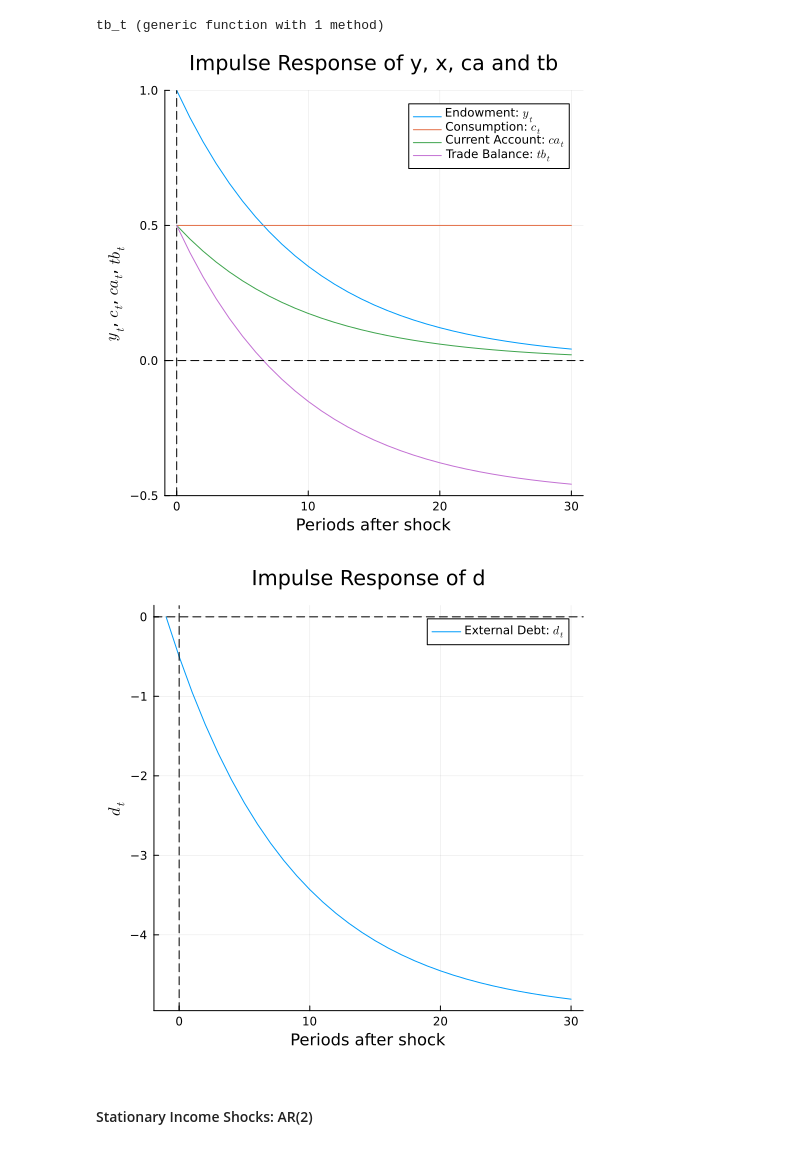
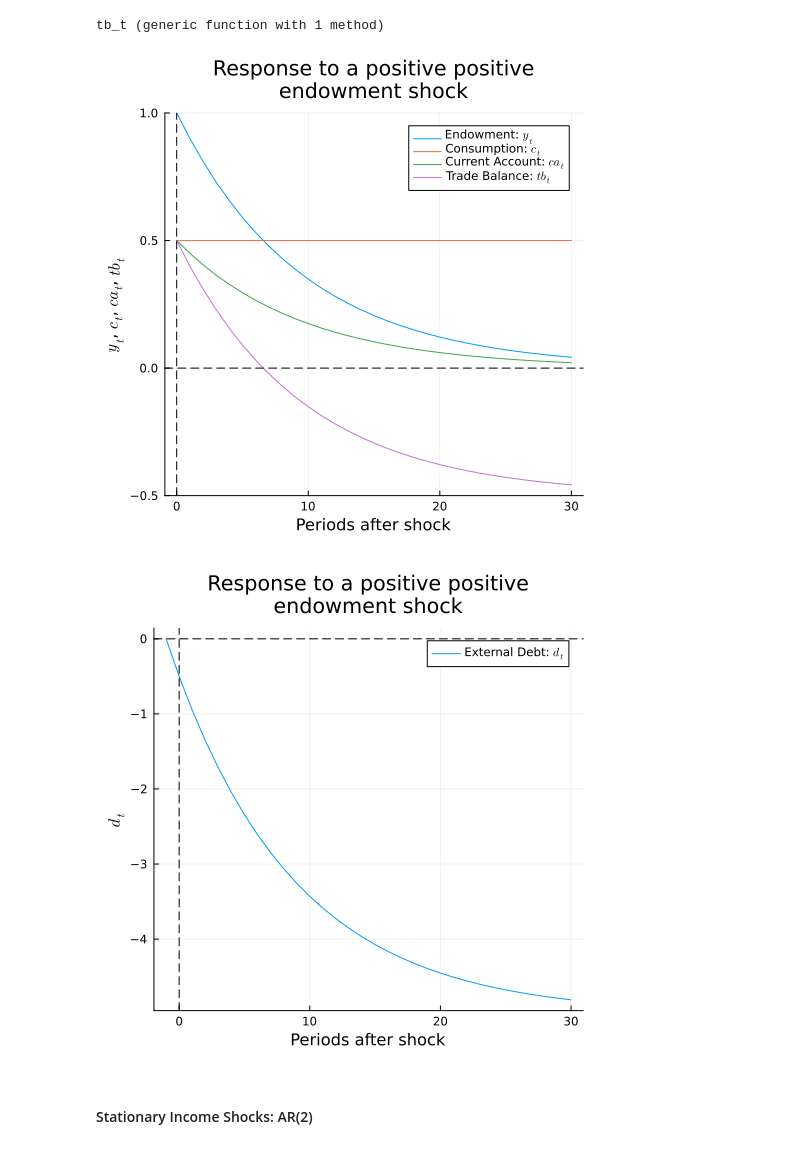
Before and after one commit to fabazan/open-economy-macroeconomics, a Jupyter notebook: ch2.ipynb, the cells around one changed output. Cells and saved outputs as stored; diff of their text form; code cells hidden in the pictures.

```diff
--- a/ch2.ipynb
+++ b/ch2.ipynb
@@ -40,25 +52,25 @@ x = [i for i in 0:n];
 # %%
-plot(size=(500, 500), ylim=[-0.5, 1], title="Impulse Response of y, c, ca and tb",
+plot(size=(500, 500), ylim=[-0.5, 1], title="Response to a positive positive\nendowment shock",
     xlab="Periods after shock", ylab="\$y_t\$, \$c_t\$, \$ca_t\$, \$tb_t\$")
 
 plot!(x, y_t, label="Endowment: \$y_t\$")
 plot!(x, c_t, label="Consumption: \$c_t\$")
 plot!(x, ca_t, label="Current Account: \$ca_t\$")
 plot!(x, tb_t, label="Trade Balance: \$tb_t\$")
 
 hline!([0], linestyle=:dash, color=:black, label=false)
 vline!([0], linestyle=:dash, color=:black, label=false)
 # %% [output]
-[figure, old version]
+[figure, new version]
 # %%
-plot(size=(500, 500), title="Impulse Response of d",
+plot(size=(500, 500), title="Response to a positive positive\nendowment shock",
     xlab="Periods after shock", ylab="\$d_t\$")
 plot!([i for i in -1:30], d_t, label="External Debt: \$d_t\$")
 
 hline!([0], linestyle=:dash, color=:black, label=false)
 vline!([0], linestyle=:dash, color=:black, label=false)
 # %% [output]
-[figure, old version]
+[figure, new version]
 # %% [markdown]
 #### Stationary Income Shocks: AR(2)
 # %%
```
Also changed, not shown: parts of 8 cells of this notebook.
